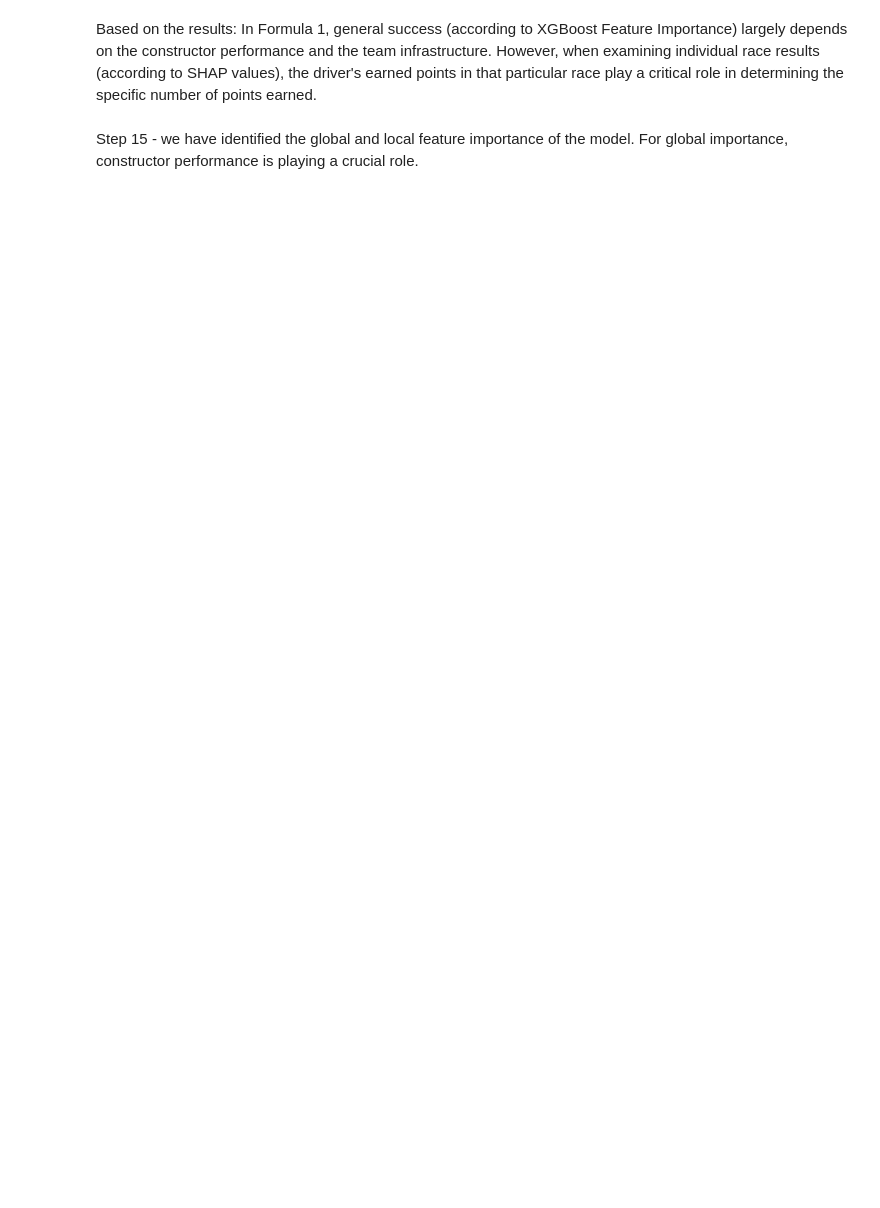
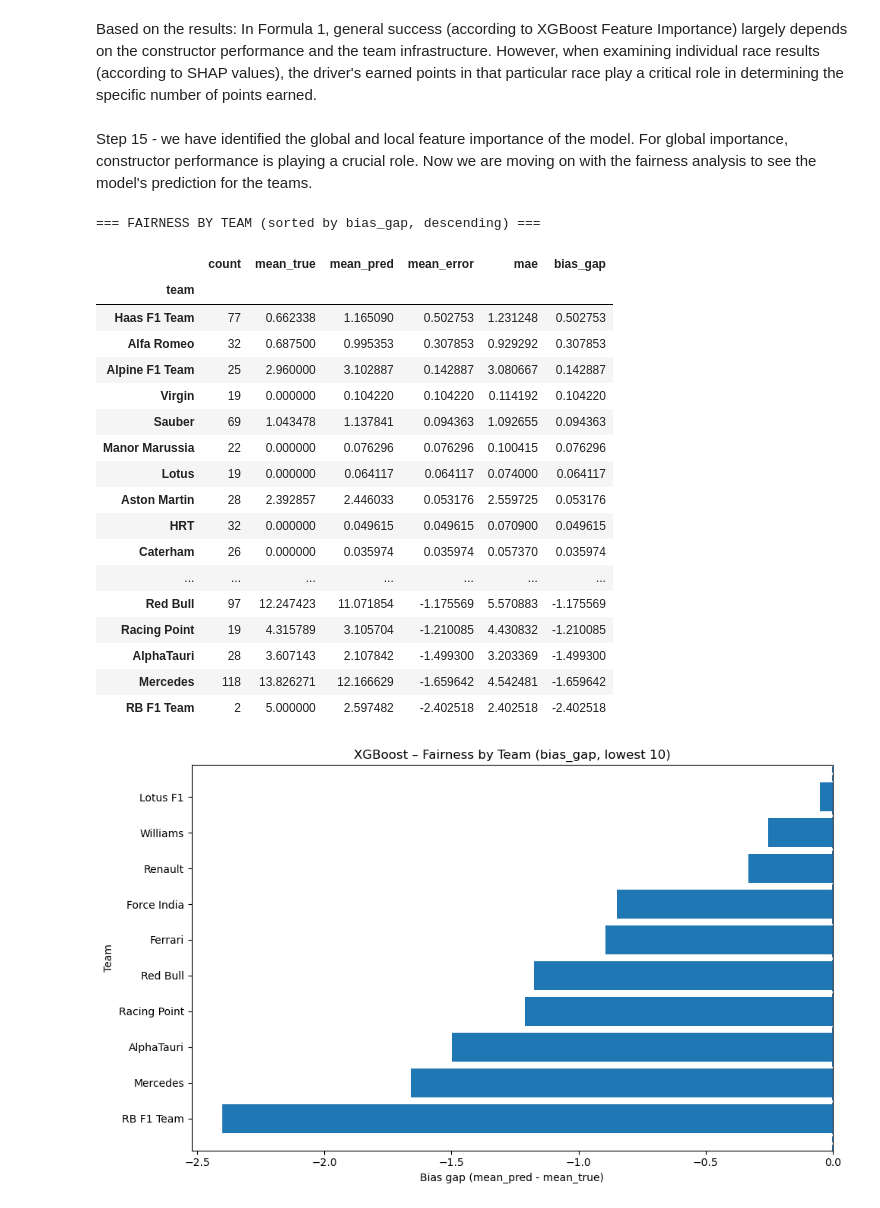
Before and after one commit to Alanur-dev/F1-Project-Human-Power-vs-Horse-Power, a Jupyter notebook: f1_data/Formula 1_Github version.ipynb, the cells around one changed output. Drawn from its saved outputs; the diff is of its cells as text; code cells hidden in the pictures; blank space fills up the shorter version.

Commit message:
Update notebook with fairness analysis

```diff
--- a/f1_data/Formula 1_Github version.ipynb
+++ b/f1_data/Formula 1_Github version.ipynb
@@ -1452,4 +1452,78 @@ shap.summary_plot(shap_values, X_test, plot_type="dot")
 # %% [markdown]
 Based on the results: In Formula 1, general success (according to XGBoost Feature Importance) largely depends on the constructor performance and the team infrastructure. However, when examining individual race results (according to SHAP values), the driver's earned points in that particular race play a critical role in determining the specific number of points earned.
 # %% [markdown]
-Step 15 - we have identified the global and local feature importance of the model. For global importance, constructor performance is playing a crucial role.
+Step 15 - we have identified the global and local feature importance of the model. For global importance, constructor performance is playing a crucial role. Now we are moving on with the fairness analysis to see the model's prediction for the teams.
+# %%
+# XGBoost Fairness Analysis by Team (Constructor)
+
+# 1) Test set predictions
+y_pred_test = best_model.predict(X_test)
+
+# 2) Creating Fairness dataframe
+fairness_df = X_test.copy().reset_index(drop=True)
+fairness_df['y_true'] = y_test.reset_index(drop=True)
+fairness_df['y_pred'] = y_pred_test
+
+# 3) Team name is encoded to use it in the model. We are reversing the encoded team_name that I kept in encoders in above encoding section.
+
+fairness_df['team'] = encoders['team_name'].inverse_transform(
+    fairness_df['team_name'].astype(int)
+)
+
+# 4) Calculating Error Metrics
+fairness_df['error'] = fairness_df['y_pred'] - fairness_df['y_true']
+fairness_df['abs_error'] = fairness_df['error'].abs()
+
+# 5) Team based fairness table
+fairness_table = (
+    fairness_df
+    .groupby('team')
+    .agg(
+        count      = ('y_true', 'size'),
+        mean_true  = ('y_true', 'mean'),
+        mean_pred  = ('y_pred', 'mean'),
+        mean_error = ('error', 'mean'),
+        mae        = ('abs_error', 'mean')
+    )
+    .assign(
+        bias_gap = lambda df: df['mean_pred'] - df['mean_true']  # positive: over prediction, negative: under prediction
+    )
+    .sort_values('bias_gap', ascending=False)
+)
+
+print("=== FAIRNESS BY TEAM (sorted by bias_gap, descending) ===")
+display(fairness_table)
+
+# 6) Teams with most negative/pozitive bias gap (lowest is 10)
+top_n = 10
+plot_df = fairness_table.sort_values('bias_gap')  # from negative to positive
+
+plt.figure(figsize=(10, 6))
+plt.barh(plot_df.head(top_n).index, plot_df.head(top_n)['bias_gap'])
+plt.axvline(0, linestyle='--')
+plt.xlabel("Bias gap (mean_pred - mean_true)")
+plt.ylabel("Team")
+plt.title("XGBoost – Fairness by Team (bias_gap, lowest 10)")
+plt.tight_layout()
+plt.show()
+# %% [output]
+=== FAIRNESS BY TEAM (sorted by bias_gap, descending) ===
+|  | count | mean_true | mean_pred | mean_error | mae | bias_gap |
+| team |  |  |  |  |  |  |
+| Haas F1 Team | 77 | 0.662338 | 1.165090 | 0.502753 | 1.231248 | 0.502753 |
+| Alfa Romeo | 32 | 0.687500 | 0.995353 | 0.307853 | 0.929292 | 0.307853 |
+| Alpine F1 Team | 25 | 2.960000 | 3.102887 | 0.142887 | 3.080667 | 0.142887 |
+| Virgin | 19 | 0.000000 | 0.104220 | 0.104220 | 0.114192 | 0.104220 |
+| Sauber | 69 | 1.043478 | 1.137841 | 0.094363 | 1.092655 | 0.094363 |
+| Manor Marussia | 22 | 0.000000 | 0.076296 | 0.076296 | 0.100415 | 0.076296 |
+| Lotus | 19 | 0.000000 | 0.064117 | 0.064117 | 0.074000 | 0.064117 |
+| Aston Martin | 28 | 2.392857 | 2.446033 | 0.053176 | 2.559725 | 0.053176 |
+| HRT | 32 | 0.000000 | 0.049615 | 0.049615 | 0.070900 | 0.049615 |
+| Caterham | 26 | 0.000000 | 0.035974 | 0.035974 | 0.057370 | 0.035974 |
+| ... | ... | ... | ... | ... | ... | ... |
+| Red Bull | 97 | 12.247423 | 11.071854 | -1.175569 | 5.570883 | -1.175569 |
+| Racing Point | 19 | 4.315789 | 3.105704 | -1.210085 | 4.430832 | -1.210085 |
+| AlphaTauri | 28 | 3.607143 | 2.107842 | -1.499300 | 3.203369 | -1.499300 |
+| Mercedes | 118 | 13.826271 | 12.166629 | -1.659642 | 4.542481 | -1.659642 |
+| RB F1 Team | 2 | 5.000000 | 2.597482 | -2.402518 | 2.402518 | -2.402518 |
+[figure, added]
```
Also changed, not shown: parts of 2 cells of this notebook.
